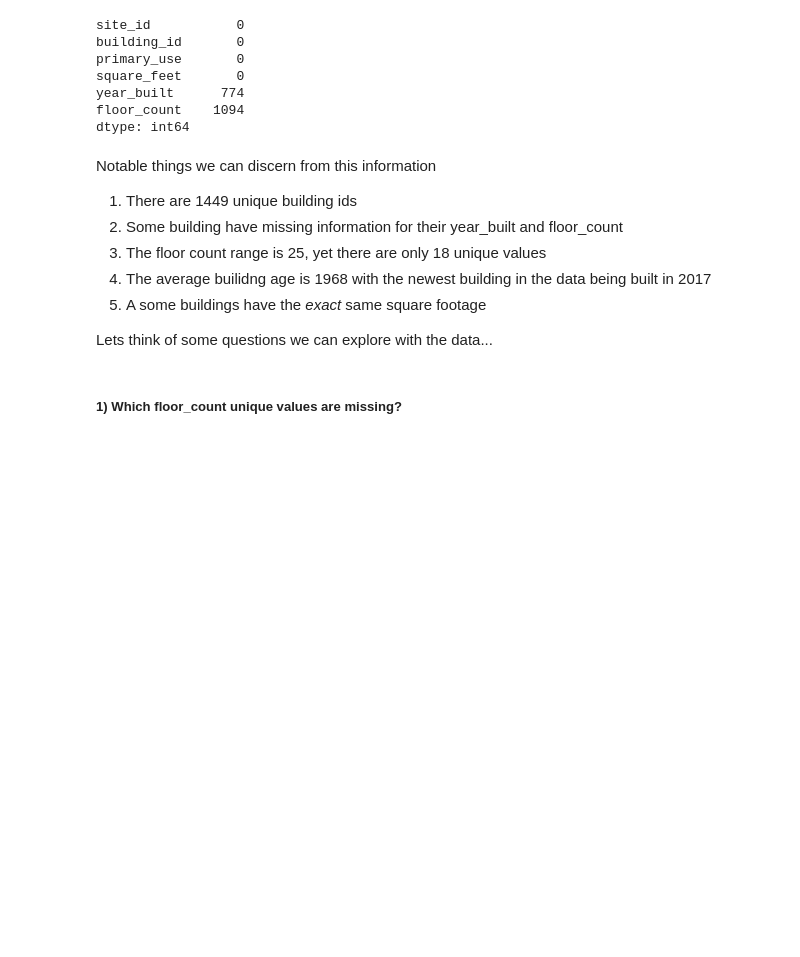
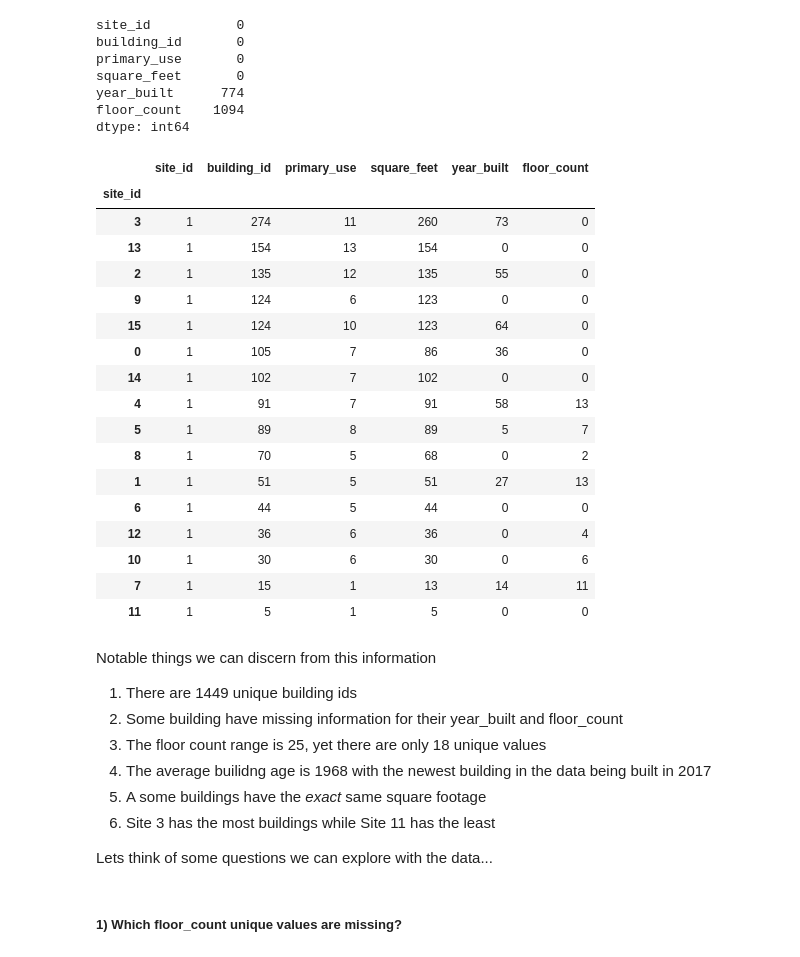
Before and after one commit to Rkutta/ASHRAE---Great-Energy-Predictor-III, a Jupyter notebook: GEP_III_Building_Meta_Data_Analysis.ipynb, the cells around one changed output. Saved outputs shown, nothing was run; the diff lists cells and outputs as text; code cells hidden in the pictures; blank space fills up the shorter version.

Commit message:
Added Weather and Building Analysis Files

```diff
--- a/GEP_III_Building_Meta_Data_Analysis.ipynb
+++ b/GEP_III_Building_Meta_Data_Analysis.ipynb
@@ -79,6 +79,27 @@ square_feet       0
 year_built      774
 floor_count    1094
 dtype: int64
+# %%
+building_meta.groupby('site_id').nunique().sort_values(by='building_id', ascending=False)
+# %% [output]
+|  | site_id | building_id | primary_use | square_feet | year_built | floor_count |
+| site_id |  |  |  |  |  |  |
+| 3 | 1 | 274 | 11 | 260 | 73 | 0 |
+| 13 | 1 | 154 | 13 | 154 | 0 | 0 |
+| 2 | 1 | 135 | 12 | 135 | 55 | 0 |
+| 9 | 1 | 124 | 6 | 123 | 0 | 0 |
+| 15 | 1 | 124 | 10 | 123 | 64 | 0 |
+| 0 | 1 | 105 | 7 | 86 | 36 | 0 |
+| 14 | 1 | 102 | 7 | 102 | 0 | 0 |
+| 4 | 1 | 91 | 7 | 91 | 58 | 13 |
+| 5 | 1 | 89 | 8 | 89 | 5 | 7 |
+| 8 | 1 | 70 | 5 | 68 | 0 | 2 |
+| 1 | 1 | 51 | 5 | 51 | 27 | 13 |
+| 6 | 1 | 44 | 5 | 44 | 0 | 0 |
+| 12 | 1 | 36 | 6 | 36 | 0 | 4 |
+| 10 | 1 | 30 | 6 | 30 | 0 | 6 |
+| 7 | 1 | 15 | 1 | 13 | 14 | 11 |
+| 11 | 1 | 5 | 1 | 5 | 0 | 0 |
 # %% [markdown]
 Notable things we can discern from this information
 
@@ -87,6 +108,7 @@ Notable things we can discern from this information
 3. The floor count range is 25, yet there are only 18 unique values
 4. The average builidng age is 1968 with the newest building in the data being built in 2017
 5. A some buildings have the *exact* same square footage
+6. Site 3 has the most buildings while Site 11 has the least
 
 Lets think of some questions we can explore with the data...
 # %% [markdown]
```
Also changed, not shown: 1 other file.
